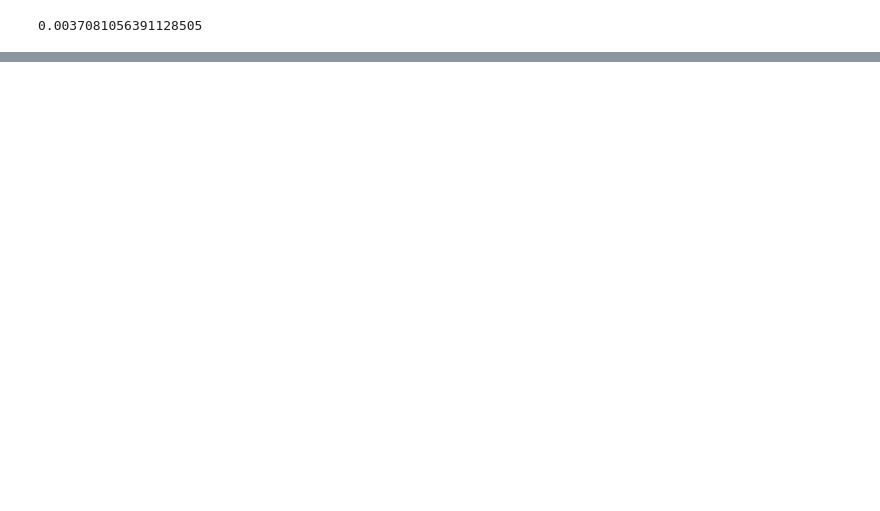
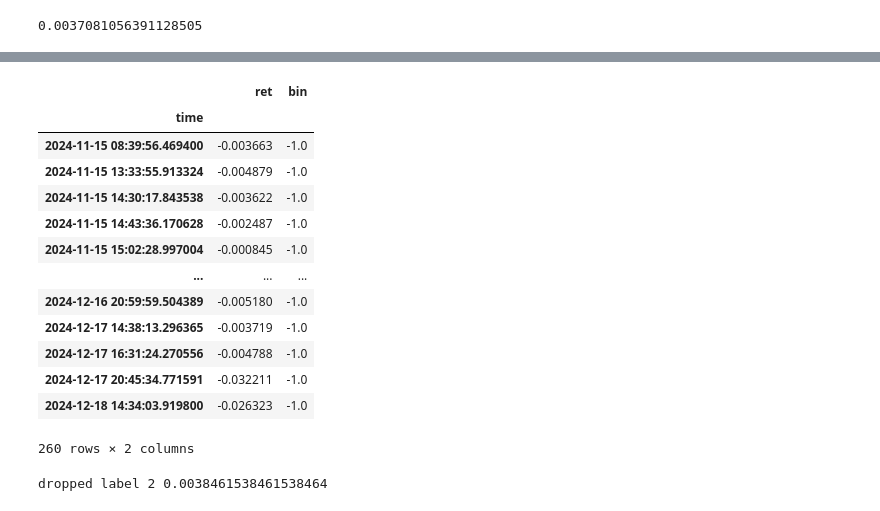
Before and after one commit to slothkins/AFML, a Jupyter notebook: AFML me.ipynb, the cells around one changed output, grey strips where cells are left out. Saved outputs shown, nothing was run; the diff lists cells and outputs as text; code cells hidden in the pictures; blank space fills up the shorter version.

```diff
--- a/AFML me.ipynb
+++ b/AFML me.ipynb
@@ -95,0 +114,21 @@ print(bins.shape)
+# %%
+bins
+# %% [output]
+|  | ret | bin |
+| time |  |  |
+| 2024-11-15 08:39:56.469400 | -0.003663 | -1.0 |
+| 2024-11-15 13:33:55.913324 | -0.004879 | -1.0 |
+| 2024-11-15 14:30:17.843538 | -0.003622 | -1.0 |
+| 2024-11-15 14:43:36.170628 | -0.002487 | -1.0 |
+| 2024-11-15 15:02:28.997004 | -0.000845 | -1.0 |
+| ... | ... | ... |
+| 2024-12-16 20:59:59.504389 | -0.005180 | -1.0 |
+| 2024-12-17 14:38:13.296365 | -0.003719 | -1.0 |
+| 2024-12-17 16:31:24.270556 | -0.004788 | -1.0 |
+| 2024-12-17 20:45:34.771591 | -0.032211 | -1.0 |
+| 2024-12-18 14:34:03.919800 | -0.026323 | -1.0 |
+260 rows × 2 columns
+# %%
+post_drop_bins=dropLabels(bins)
+# %% [output]
+dropped label 2 0.0038461538461538464
```
Also changed, not shown: parts of 20 cells of this notebook, 1 other file.
